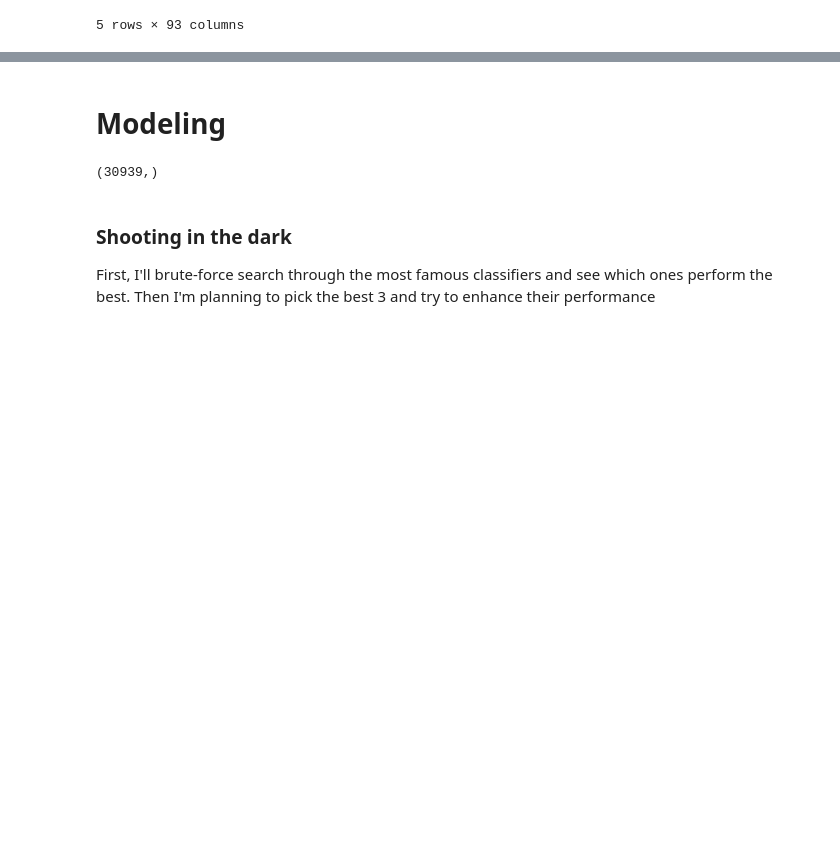
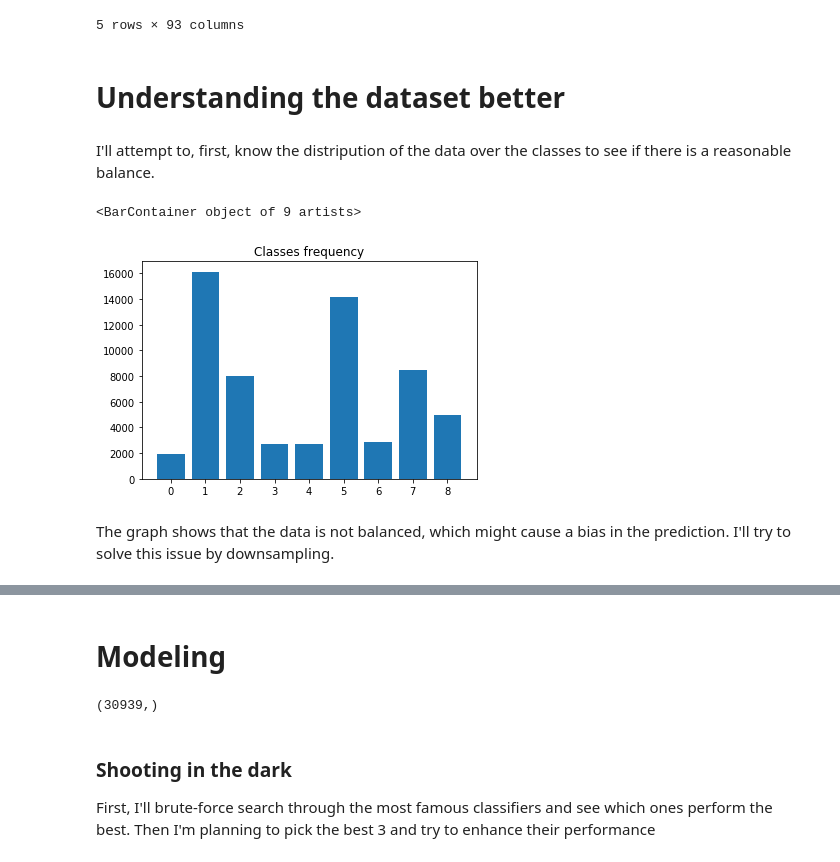
Before and after one commit to abdelrahmanYaseen/ML_HW2, a Jupyter notebook: Otto.ipynb, the cells around one changed output, grey strips where cells are left out. Drawn from its saved outputs; the diff is of its cells as text; code cells hidden in the pictures; blank space fills up the shorter version.

```diff
--- a/Otto.ipynb
+++ b/Otto.ipynb
@@ -45,3 +45,17 @@ X_scaled.head()
 | 3 | 0.402093 | -0.210106 | -0.307165 | 0.079240 | 13.508710 | 4.524667 | 4.665884 | -0.293664 | -0.291038 | 0.679472 | ... | ... |
 | 4 | -0.253508 | -0.210106 | -0.307165 | -0.279443 | -0.161867 | -0.119331 | -0.188045 | -0.293664 | -0.291038 | -0.243606 | ... | ... |
 5 rows × 93 columns
+# %% [markdown]
+# Understanding the dataset better
+# %% [markdown]
+I'll attempt to, first, know the distripution of the data over the classes to see if there is a reasonable balance.
+# %%
+from collections import Counter
+plt.xticks(range(9))
+plt.title("Classes frequency")
+plt.bar(range(9),dict(Counter(Y)).values())
+# %% [output]
+<BarContainer object of 9 artists>
+[figure, added]
+# %% [markdown]
+The graph shows that the data is not balanced, which might cause a bias in the prediction. I'll try to solve this issue by downsampling.
```
Also changed, not shown: parts of 10 cells of this notebook.
